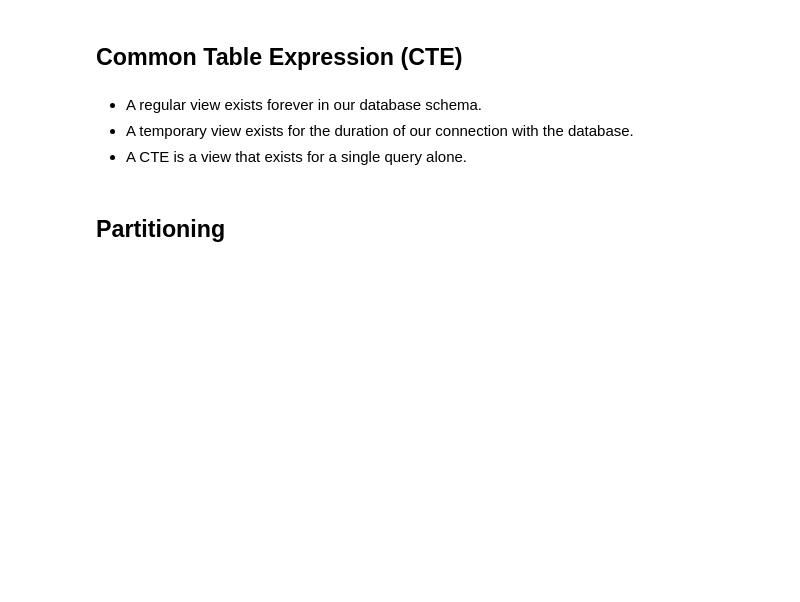
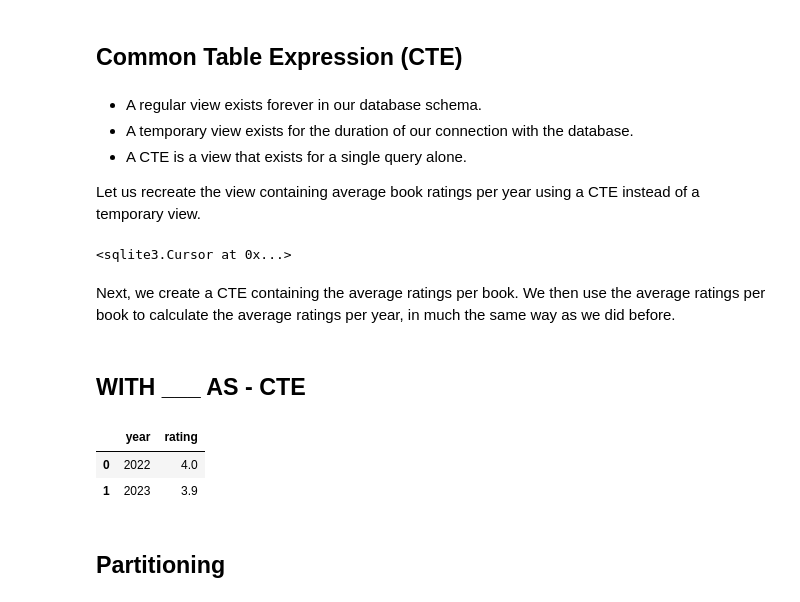
Before and after one commit to engineer-nicolas/cs50sql, a Jupyter notebook: lecture_4_Viewing/lecture_4.ipynb, the cells around one changed output. Cells and saved outputs as stored; diff of their text form; code cells hidden in the pictures; blank space fills up the shorter version.

```diff
--- a/lecture_4_Viewing/lecture_4.ipynb
+++ b/lecture_4_Viewing/lecture_4.ipynb
@@ -566,6 +545,42 @@ conn
 - A regular view exists forever in our database schema.
 - A temporary view exists for the duration of our connection with the database.
 - A CTE is a view that exists for a single query alone.
+
+
+Let us recreate the view containing average book ratings per year using a CTE instead of a temporary view.
+# %%
+conn.execute("""
+DROP VIEW IF EXISTS "average_book_ratings";
+"""
+)
+# %% [output]
+<sqlite3.Cursor at 0x...>
+# %% [markdown]
+Next, we create a CTE containing the average ratings per book. We then use the average ratings per book to calculate the average ratings per year, in much the same way as we did before.
+# %% [markdown]
+## WITH ___ AS - CTE
+# %%
+pd.read_sql_query("""
+WITH "average_book_ratings" AS (
+    SELECT
+        "book_id",
+        "title",
+        "year",
+        ROUND(AVG("rating"), 2) AS "rating"
+    FROM "ratings"
+    JOIN "books" ON "ratings"."book_id" = "books"."id"
+    GROUP BY "book_id"
+)
+
+SELECT "year", ROUND(AVG("rating"), 2) AS "rating" FROM "average_book_ratings"
+GROUP BY "year";
+"""
+, conn
+)
+# %% [output]
+|  | year | rating |
+| 0 | 2022 | 4.0 |
+| 1 | 2023 | 3.9 |
 # %% [markdown]
 ## Partitioning
 # %% [markdown]
```
Also changed, not shown: parts of 9 cells of this notebook.
